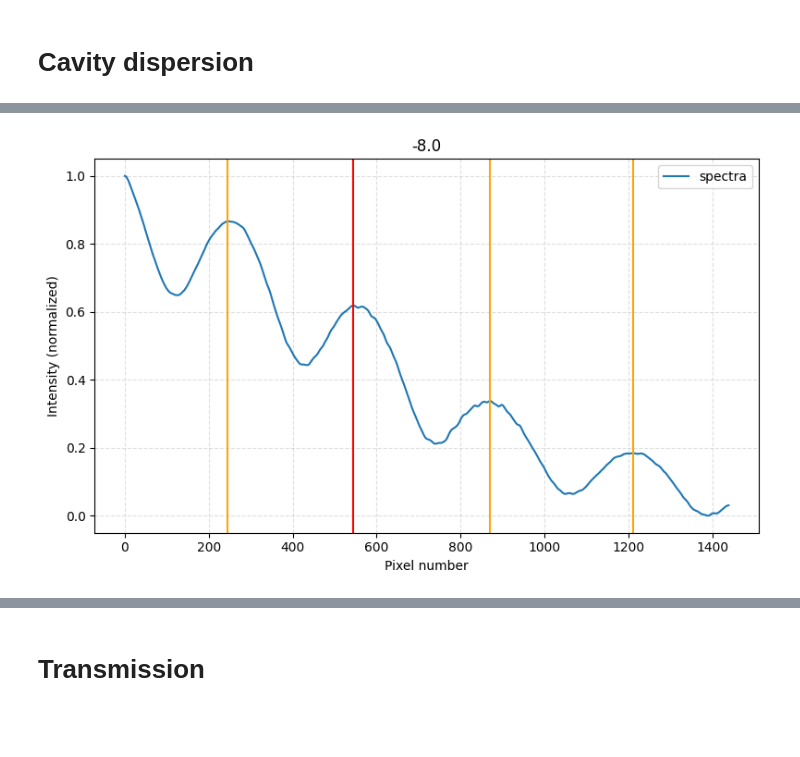
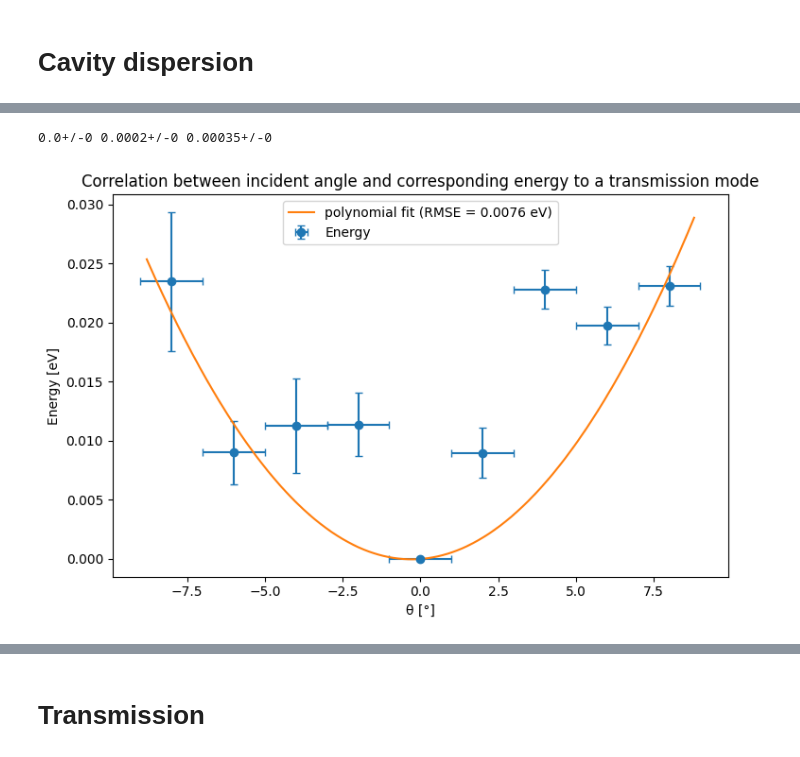
Before and after one commit to Mhfd10/P2_ETHZ_SS26, a Jupyter notebook: Spectroscopy_3/main.ipynb, the cells around one changed output, grey strips where cells are left out. Saved outputs shown, nothing was run; the diff lists cells and outputs as text; code cells hidden in the pictures; blank space fills up the shorter version.

Commit message:
some data, bug fixes and plots

```diff
--- a/Spectroscopy_3/main.ipynb
+++ b/Spectroscopy_3/main.ipynb
@@ -241,7 +239,7 @@ first_spectrum = img_dic_disp[first_name]["pixel_values"]
 
 # choose trackable peak by looking which is the nearest to the center of the image
 peak_indices, properties = find_peaks(first_spectrum, prominence=0.03)
-tracked_peak = peak_indices[np.argmin(np.abs(peak_indices - 600))]
+tracked_peak = peak_indices[np.argmin(np.abs(peak_indices - p_central))]
 
 #peak_px = polyfit_peak(x, spectra[middle_index_last:middle_index_next])
 
@@ -259,39 +257,40 @@ for name in sorted_names:
     i_peak = np.argmin(np.abs(peak_indices - tracked_peak))
     current_peak = peak_indices[i_peak]
 
-    # plot found peaks
-    plt.figure(figsize=(8, 5))
-    plt.title(theta)
-    plt.style.use('default')
-    plt.plot(np.arange(0, len(spectra)), spectra, label="spectra")
-    for indice in range(len(peak_indices)):
-        plt.axvline(x=peak_indices[indice], color='orange')
-    plt.axvline(x=current_peak, color='red')
-    plt.xlabel("Pixel number")
-    plt.ylabel("Intensity (normalized)")
-    plt.grid(True, linestyle="--", alpha=0.4)
-    plt.legend()
-    plt.tight_layout()
-    plt.savefig(f"fit_{name}.png", dpi=600)
-    plt.show()
+    if prt == True:
+        # plot found peaks
+        plt.figure(figsize=(8, 5))
+        plt.title(f"{theta}")
+        plt.style.use('default')
+        plt.plot(np.arange(0, len(spectra)), spectra, label="spectra")
+        for index in range(len(peak_indices)):
+            plt.axvline(x=peak_indices[index], color='orange')
+        plt.axvline(x=current_peak, color='red')
+        plt.xlabel("Pixel number")
+        plt.ylabel("Intensity (normalized)")
+        plt.grid(True, linestyle="--", alpha=0.4)
+        plt.legend()
+        plt.tight_layout()
+        plt.savefig(f"fit_{name}.png", dpi=600)
+        plt.show()
 
     # define fit range
-    if i_peak < len(peak_indices) - 1:
-        next_peak = peak_indices[i_peak + 1]
-        middle_index_next = current_peak + abs(current_peak - next_peak) // 8
+    if i_peak<len(peak_indices)-1:
+        next_peak = peak_indices[i_peak+1]
+        middle_index_next = current_peak+abs(current_peak-next_peak) // 8
     else:
-        middle_index_next = current_peak + 25
+        middle_index_next = current_peak+25
 
-    if i_peak == 0:
-        middle_index_last = current_peak - 25
+    if i_peak==0:
+        middle_index_last = current_peak-25
     else:
-        last_peak = peak_indices[i_peak - 1]
-        middle_index_last = current_peak - abs(current_peak - last_peak) // 8
+        last_peak = peak_indices[i_peak-1]
+        middle_index_last = current_peak-abs(current_peak-last_peak) // 8
 
     x = np.arange(middle_index_last, middle_index_next)
 
     # create uncertainty value
-    peak_px = polyfit_peak(x, spectra[middle_index_last:middle_index_next], True)
+    peak_px = polyfit_peak(x, spectra[middle_index_last:middle_index_next])
 
     # convert to wavelength
     peak_lambda = lambda_cal(b, k0, p_central, B, k_val, peak_px)
@@ -304,11 +303,15 @@ for name in sorted_names:
 
 # calculate energies from wavelengths
 for name in img_dic_disp:
-    img_dic_disp[name]["energy"] = h * c / img_dic_disp[name]["tracked_peak_lambda"]
+    img_dic_disp[name]["energy"] = h * c / (img_dic_disp[name]["tracked_peak_lambda"]*10**(-9)) / e # eV
 
 # extract energies and angles in arrays for plotting
-energies = np.array([img_dic_disp[name]["energy"].n for name in img_dic_disp])
-energies_sigma = np.array([img_dic_disp[name]["energy"].s for name in img_dic_disp])
+energy_0 = next(img_dic_disp[name]["energy"] for name in img_dic_disp if img_dic_disp[name]["theta"] == 0) # extract energy at θ=0
+energies_delta_u = abs(np.array([img_dic_disp[name]["energy"] for name in img_dic_disp]) - energy_0)
+
+energies_delta = unumpy.nominal_values(energies_delta_u)
+energies_delta_sigma = unumpy.std_devs(energies_delta_u)
+
 thetas = np.array([img_dic_disp[name]["theta"] for name in img_dic_disp])
 
 # x- and y-axis for the fit
@@ -316,21 +319,23 @@ theta_min, theta_max = np.min(thetas), np.max(thetas)
 theta_pad = 0.05 * (theta_max - theta_min)
 theta_fit = np.linspace(theta_min - theta_pad, theta_max + theta_pad, 1000)
 
-a, c, d, e, f = polynomial_fit(thetas, energies, 0, energies_sigma)
-energies_fit = polynomial([a.n, c.n, d.n, e.n, f.n], theta_fit)
+a, c, d = polynomial_fit(thetas, energies_delta, 1, energies_delta_sigma, [0, 2e-4, 3.5e-4])
+energies_fit = polynomial([a.n, c.n, d.n], theta_fit)
+in_guess = polynomial([0, 2e-4, 3.5e-4], theta_fit)
 
 # RSME
-energies_fit_data = polynomial([a.n, c.n, d.n, e.n, f.n], thetas)
-residuals = energies - energies_fit_data
+energies_fit_data = polynomial([a.n, c.n, d.n], thetas)
+residuals = energies_delta - energies_fit_data
 rmse = np.sqrt(np.mean(residuals ** 2))
 
 # plot
 plt.figure(figsize=(7.5, 5))
 plt.style.use('default')
-plt.errorbar(thetas, energies, xerr=0, yerr=energies_sigma, fmt='o', capsize=3, label='Energy')
-plt.plot(theta_fit, energies_fit, '-', label=rf"polynomial fit (RMSE = {rmse:.4f} J)")
+plt.errorbar(thetas, energies_delta, xerr=1, yerr=energies_delta_sigma, fmt='o', capsize=3, label='Energy')
+plt.plot(theta_fit, energies_fit, '-', label=rf"polynomial fit (RMSE = {rmse:.4f} eV)")
+#plt.plot(theta_fit, in_guess, '-', label=rf"initial guess")
 plt.xlabel('θ [°]')
-plt.ylabel('Energy [J]')
+plt.ylabel('Energy [eV]')
 plt.title(f'Correlation between incident angle and corresponding energy to a transmission mode')
 plt.legend(loc='best')
 plt.tight_layout()
@@ -357 +362,2 @@ plt.show()
+0.0+/-0 0.0002+/-0 0.00035+/-0
-[figure, old version]
+[figure, new version]
```
Also changed, not shown: parts of 6 cells of this notebook, 14 other files.
